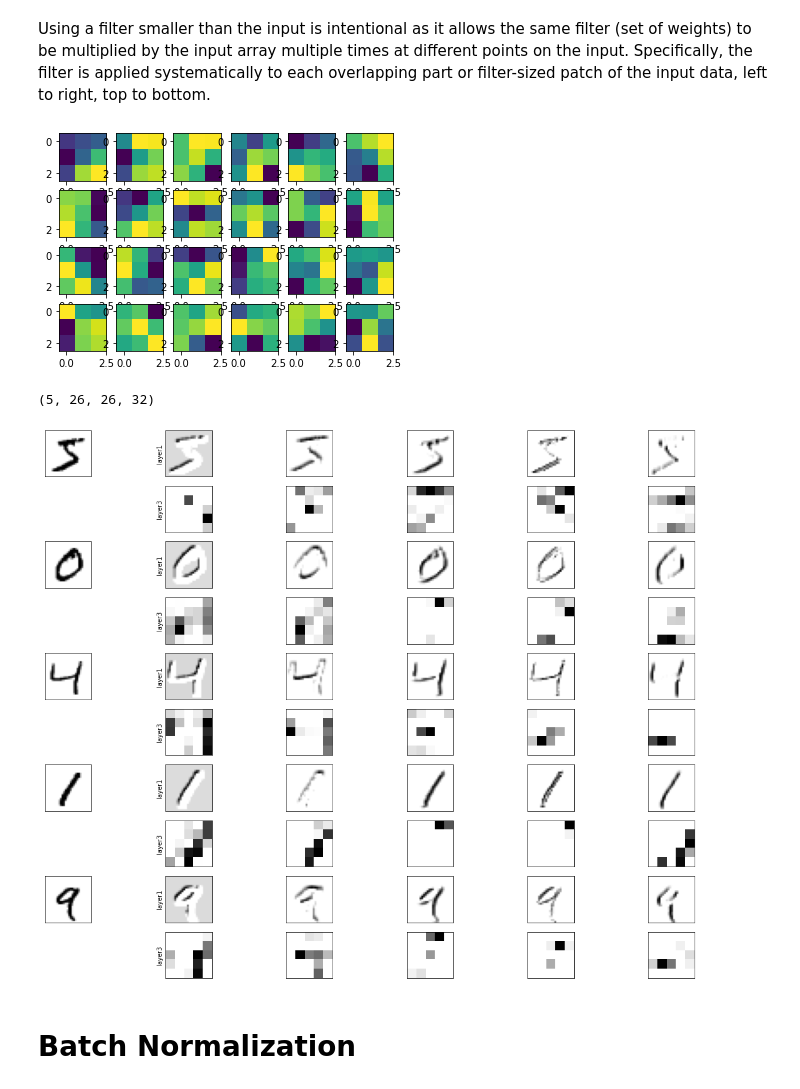
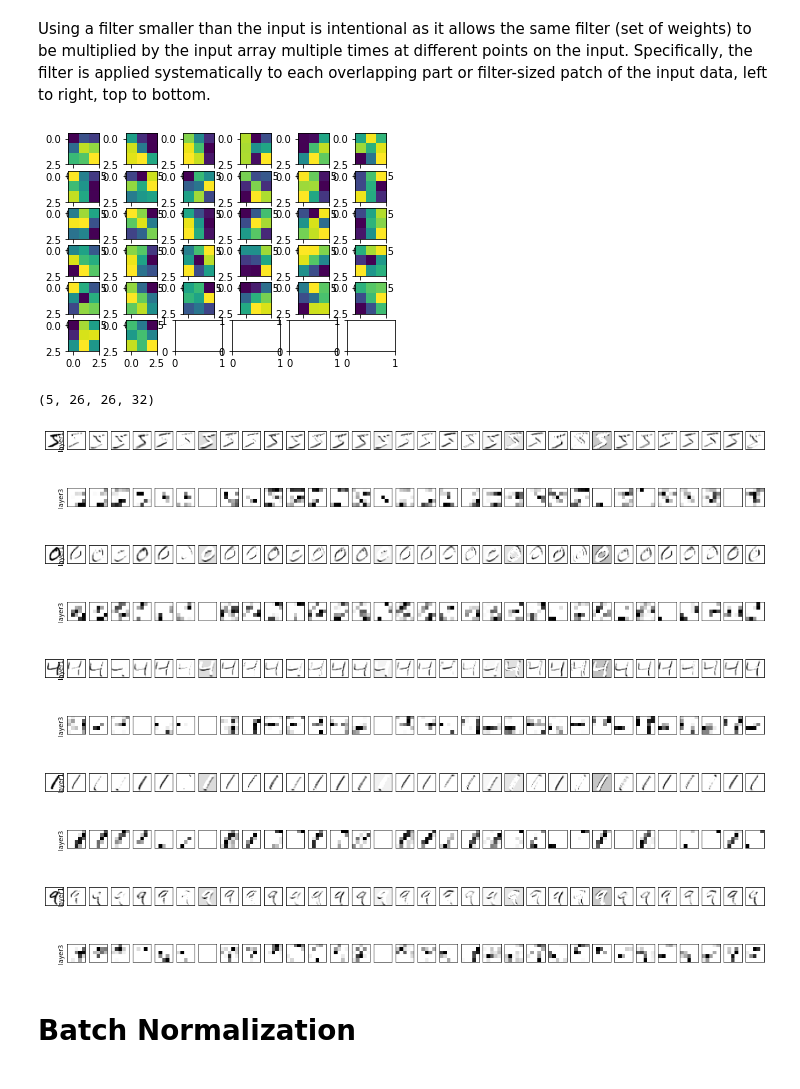
Before and after one commit to Amirosimani/Machine_Learning_Pratt, a Jupyter notebook: labs/lab_10.ipynb, the cells around one changed output. Saved outputs shown, nothing was run; the diff lists cells and outputs as text; code cells hidden in the pictures.

```diff
--- a/labs/lab_10.ipynb
+++ b/labs/lab_10.ipynb
@@ -135,7 +199,7 @@ model_cnn = tf.keras.models.Sequential([
     Conv2D(32, (3, 3), activation='relu'),
     MaxPooling2D(pool_size=(2, 2)),
     Flatten(),
-    Dense(64, activation='relu'),
+    Dense(128, activation='relu'),
     Dense(10, activation='softmax')
 ])
 
@@ -244,11 +309,11 @@ weights.shape
 # %% [markdown]
 Using a filter smaller than the input is intentional as it allows the same filter (set of weights) to be multiplied by the input array multiple times at different points on the input. Specifically, the filter is applied systematically to each overlapping part or filter-sized patch of the input data, left to right, top to bottom.
 # %%
-fig, axes = plt.subplots(4, 6)
+fig, axes = plt.subplots(6, 6)
 for ax, weight in zip(axes.ravel(), weights.T):
     ax.imshow(weight[0, :, :])
 # %% [output]
-[figure, old version]
+[figure, new version]
 # %%
 from tensorflow.keras import backend as K
 
@@ -267,24 +332,24 @@ layer1_output.shape
 # %%
 weights, biases = model_cnn.layers[0].get_weights()
 n_images = layer1_output.shape[0]
-# n_filters = layer1_output.shape[3]
-n_filters = 5
+n_filters = layer1_output.shape[3]
+# n_filters = 5
 
 
 
 fig, axes = plt.subplots(n_images * 2, n_filters + 1, figsize=(20, 16), subplot_kw={'xticks': (), 'yticks': ()})
 for i in range(n_images):
     # for reach input image (= 2 rows)
     axes[2 * i, 0].imshow(x_train_reshaped[i, :, :, 0], cmap="gray_r")
     axes[2 * i + 1, 0].set_visible(False)
     axes[2 * i, 1].set_ylabel("layer1")
     axes[2 * i + 1, 1].set_ylabel("layer3")
     for j in range(n_filters):
         # for each feature map (same number in layer 1 and 3)
         axes[2 * i, j + 1].imshow(layer1_output[i, :, :, j], cmap='gray_r')
         axes[2 * i + 1, j + 1].imshow(layer3_output[i, :, :, j], cmap='gray_r')
 # %% [output]
-[figure, old version]
+[figure, new version]
 # %% [markdown]
 # Batch Normalization
 # %%
```
Also changed, not shown: parts of 21 cells of this notebook.
